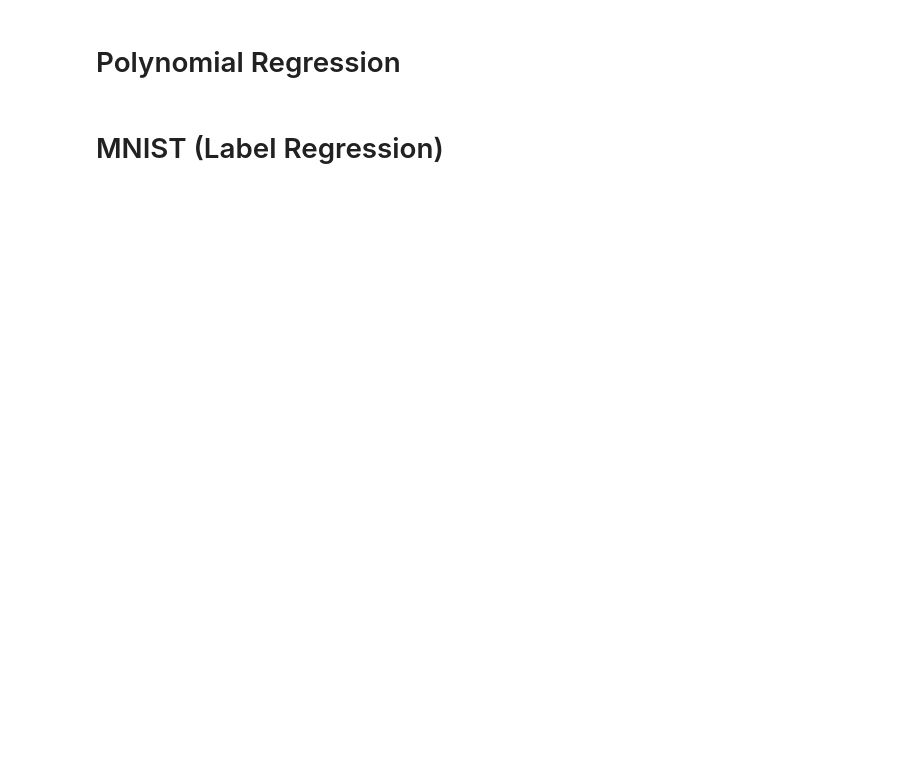
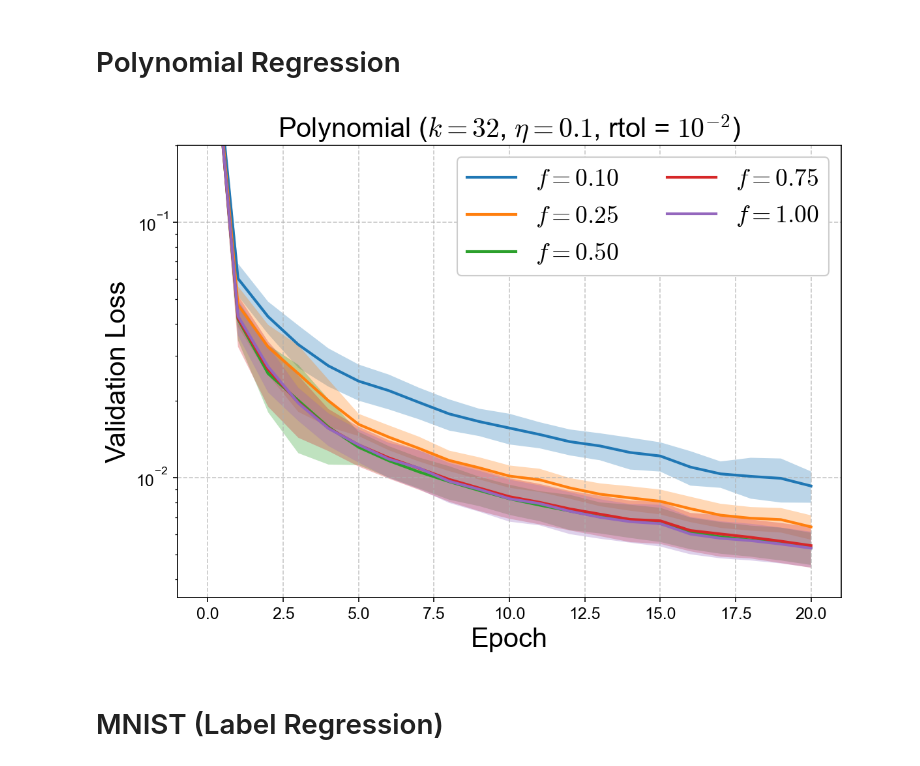
Before and after one commit to sambt/sven-experiments, a Jupyter notebook: analysis/paramfrac_analysis.ipynb, the cells around one changed output. Saved outputs shown, nothing was run; the diff lists cells and outputs as text; code cells hidden in the pictures; blank space fills up the shorter version.

```diff
--- a/analysis/paramfrac_analysis.ipynb
+++ b/analysis/paramfrac_analysis.ipynb
@@ -158,33 +212,36 @@ fig, ax = plt.subplots(figsize=(8, 6))
 K_SEL = 32
 RTOL = 1e-2
 LR = 0.1
 
 df = datasets['Polynomial']
 
 for i,pfrac in enumerate(param_fracs_polynomial):
     losses = []
     for mseed in model_seeds_polynomial:
         cut = (df['param_fraction'] == pfrac) & (df['model_seed'] == mseed) & (df['k'] == K_SEL) & (df['rtol'] == RTOL) & (df['lr'] == LR)
         row = df.loc[cut]
-        if len(row) > 1:
+        if len(row) > 1 or len(row) == 0:
             print("bad!")
+            continue
         row = row.iloc[0]
         losses.append(np.array(get_loss_curve(row, 'val')).reshape(1,-1))
     losses = np.concatenate(losses, axis=0)
     mean_loss = np.mean(losses, axis=0)
     std_loss = np.std(losses, axis=0)
     epochs = np.arange(len(mean_loss))
     ax.plot(epochs, mean_loss, label=f"$f={pfrac:.2f}$", zorder=2)
     ax.fill_between(epochs, mean_loss - std_loss, mean_loss + std_loss, alpha=0.3, zorder=1)
 
 ax.set_xlabel('Epoch')
 ax.set_ylabel('Validation Loss')
 ax.set_yscale('log')
 plt.legend(ncol=2,loc='upper right',frameon=True,framealpha=1,fontsize=18)
 ax.set_title(f"Polynomial ($k = {K_SEL}$, $\\eta = {LR}$, rtol = ${lr_labels[RTOL]}$)")
 plt.ylim([None,0.2])
 plt.grid(axis='both', linestyle='--', alpha=0.7, zorder=0)
 plt.tight_layout()
 plt.savefig(PLOT_DIR / "polynomial_val_loss_paramFracScan.pdf",bbox_inches='tight')
+# %% [output]
+[figure, added]
 # %% [markdown]
 # MNIST (Label Regression)
```
Also changed, not shown: parts of 11 cells of this notebook, 4 other files.
